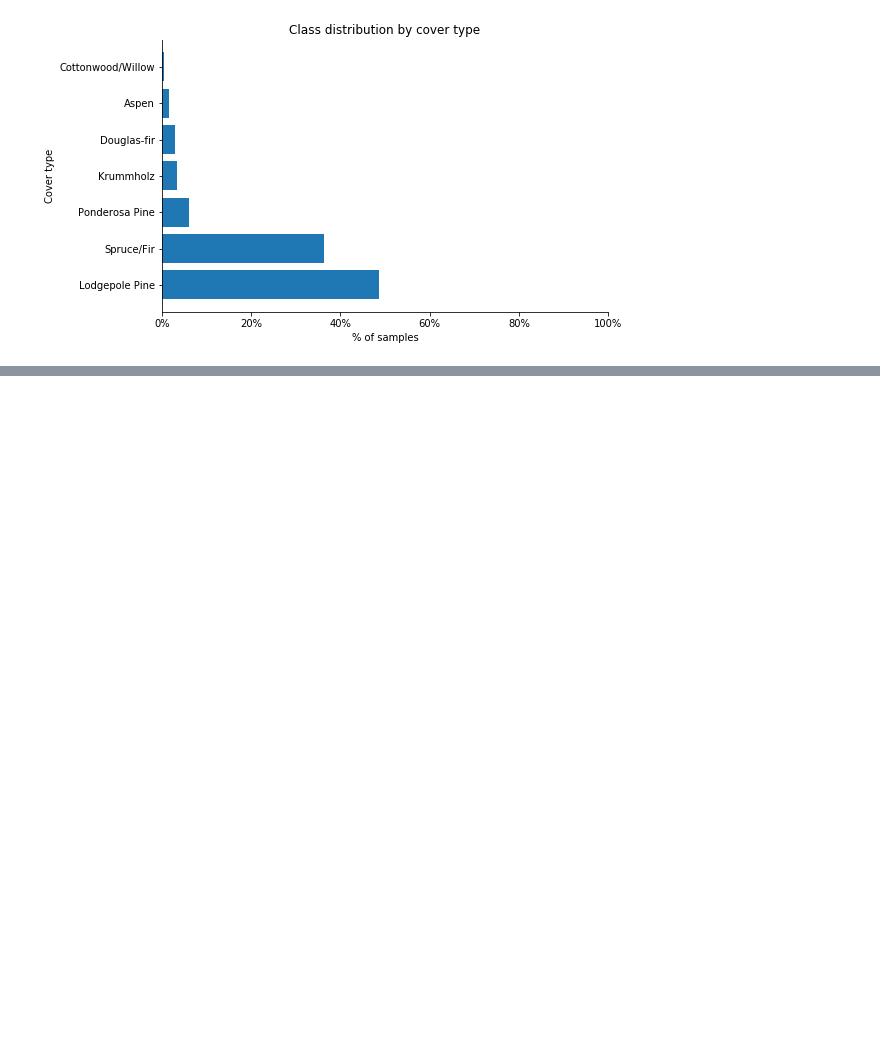
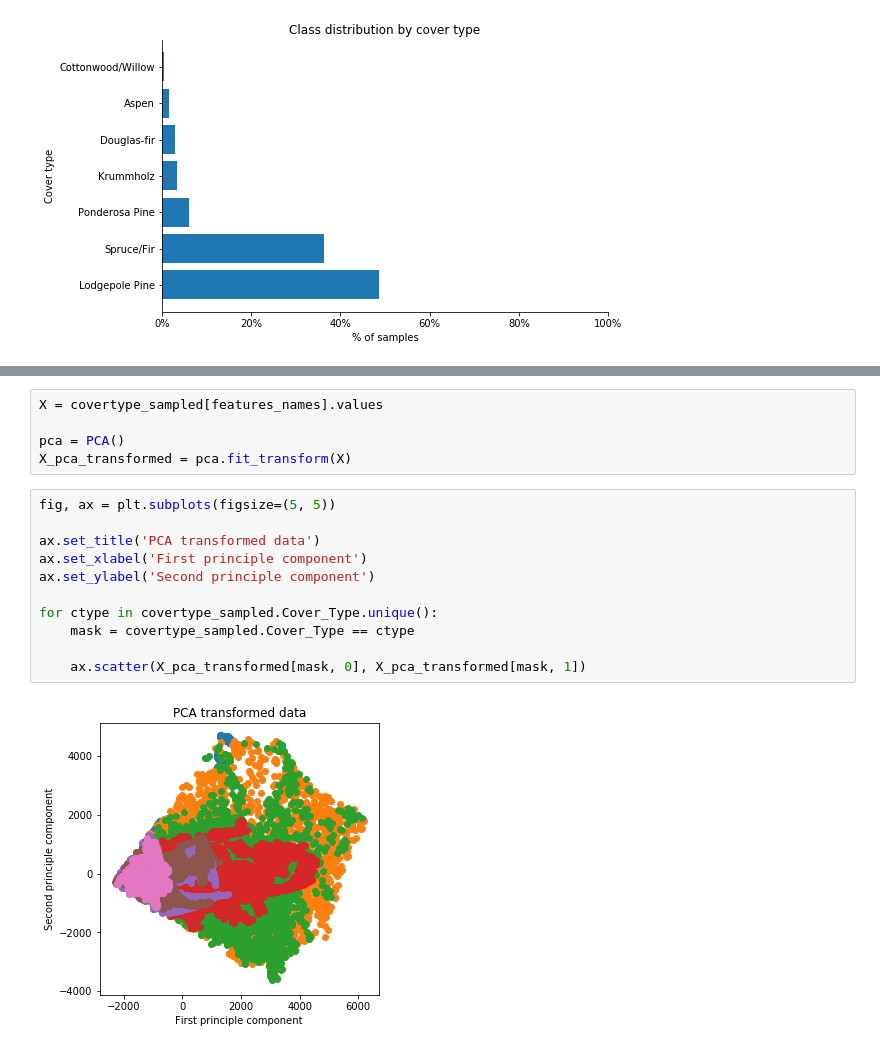
Before and after one commit to BradleyKirton/foundery-case-study, a Jupyter notebook: case-study.ipynb, the cells around one changed output, grey strips where cells are left out. Saved outputs shown, nothing was run; the diff lists cells and outputs as text; blank space fills up the shorter version.

```diff
--- a/case-study.ipynb
+++ b/case-study.ipynb
@@ -677,0 +623,18 @@ Train accuracy 0.9242081058566777
+# %%
+X = covertype_sampled[features_names].values
+
+pca = PCA()
+X_pca_transformed = pca.fit_transform(X)
+# %%
+fig, ax = plt.subplots(figsize=(5, 5))
+
+ax.set_title('PCA transformed data')
+ax.set_xlabel('First principle component')
+ax.set_ylabel('Second principle component')
+
+for ctype in covertype_sampled.Cover_Type.unique():
+    mask = covertype_sampled.Cover_Type == ctype
+
+    ax.scatter(X_pca_transformed[mask, 0], X_pca_transformed[mask, 1])
+# %% [output]
+[figure, added]
```
Also changed, not shown: parts of 44 cells of this notebook.
